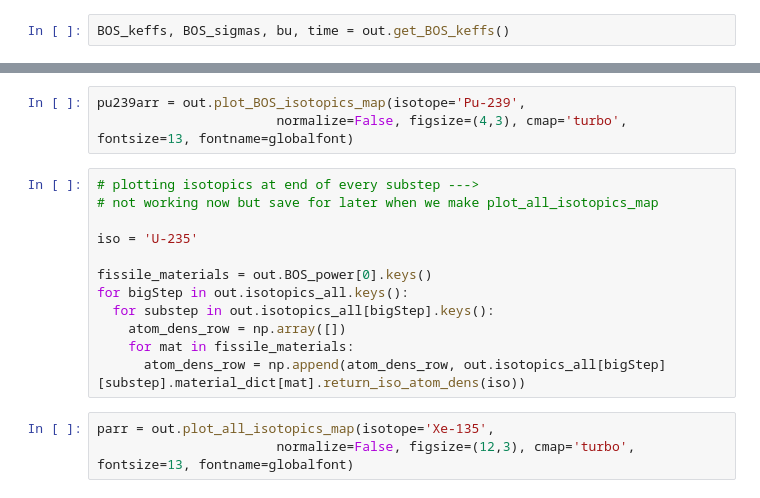
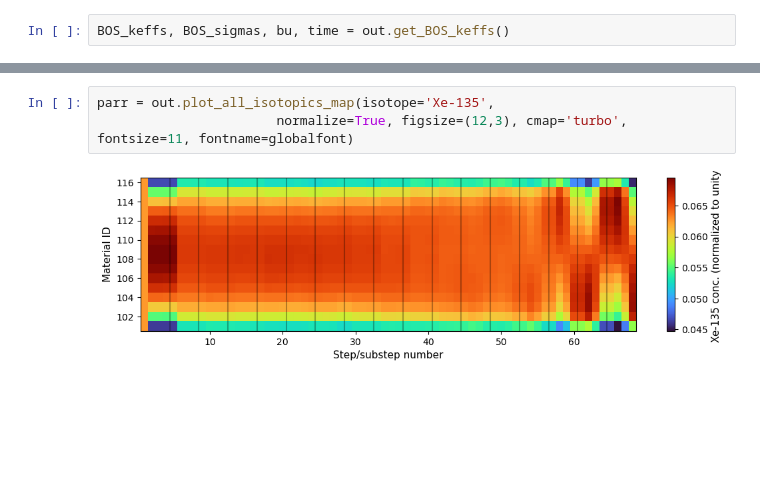
Before and after one commit to jfaulkner31/SCALETools, a Jupyter notebook: SCALEDepleter/pickle_examples/tempDepndFHR_ex5.ipynb, the cells around one changed output, grey strips where cells are left out. Cells and saved outputs as stored; diff of their text form; blank space fills up the shorter version.

```diff
--- a/SCALEDepleter/pickle_examples/tempDepndFHR_ex5.ipynb
+++ b/SCALEDepleter/pickle_examples/tempDepndFHR_ex5.ipynb
@@ -94,21 +164,8 @@ xe135arr = out.plot_BOS_isotopics_map(isotope='Xe-135',
 # %%
-pu239arr = out.plot_BOS_isotopics_map(isotope='Pu-239',
-                       normalize=False, figsize=(4,3), cmap='turbo', fontsize=13, fontname=globalfont)
+parr = out.plot_all_isotopics_map(isotope='Xe-135',
+                       normalize=True, figsize=(12,3), cmap='turbo', fontsize=11, fontname=globalfont)
+# %% [output]
+[figure, added]
-# %%
-# plotting isotopics at end of every substep --->
-# not working now but save for later when we make plot_all_isotopics_map
-
-iso = 'U-235'
-
-fissile_materials = out.BOS_power[0].keys()
-for bigStep in out.isotopics_all.keys():
-  for substep in out.isotopics_all[bigStep].keys():
-    atom_dens_row = np.array([])
-    for mat in fissile_materials:
-      atom_dens_row = np.append(atom_dens_row, out.isotopics_all[bigStep][substep].material_dict[mat].return_iso_atom_dens(iso))
-# %%
-parr = out.plot_all_isotopics_map(isotope='Xe-135',
-                       normalize=False, figsize=(12,3), cmap='turbo', fontsize=13, fontname=globalfont)
 # %%
 offset = []
 for step in range(np.shape(parr)[1]):
```
Also changed, not shown: parts of 25 cells of this notebook, 16 other files.
